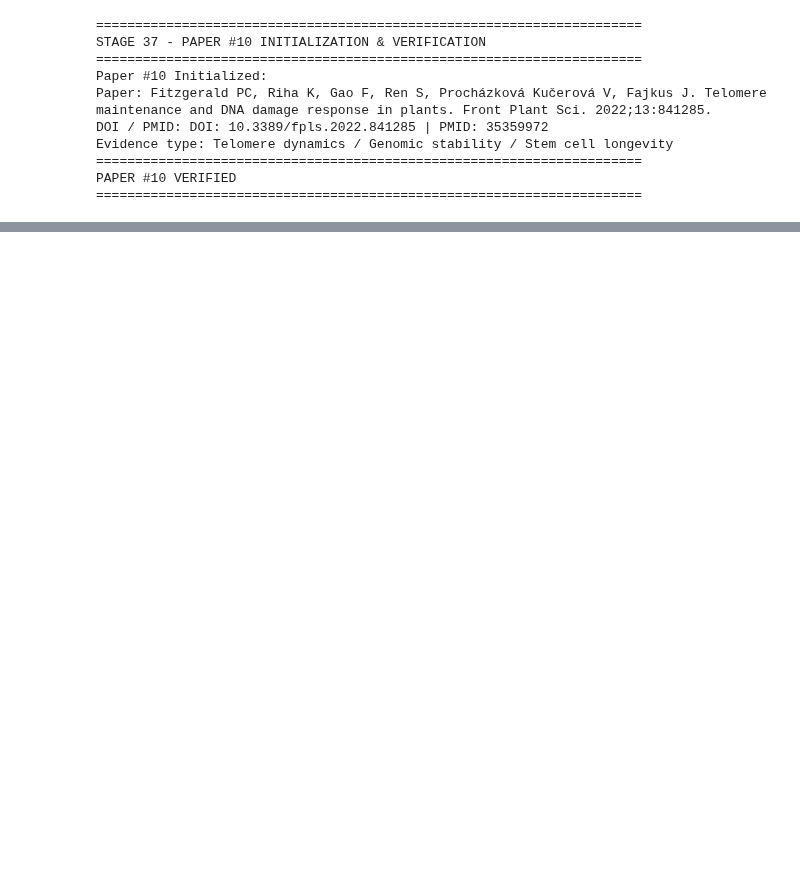
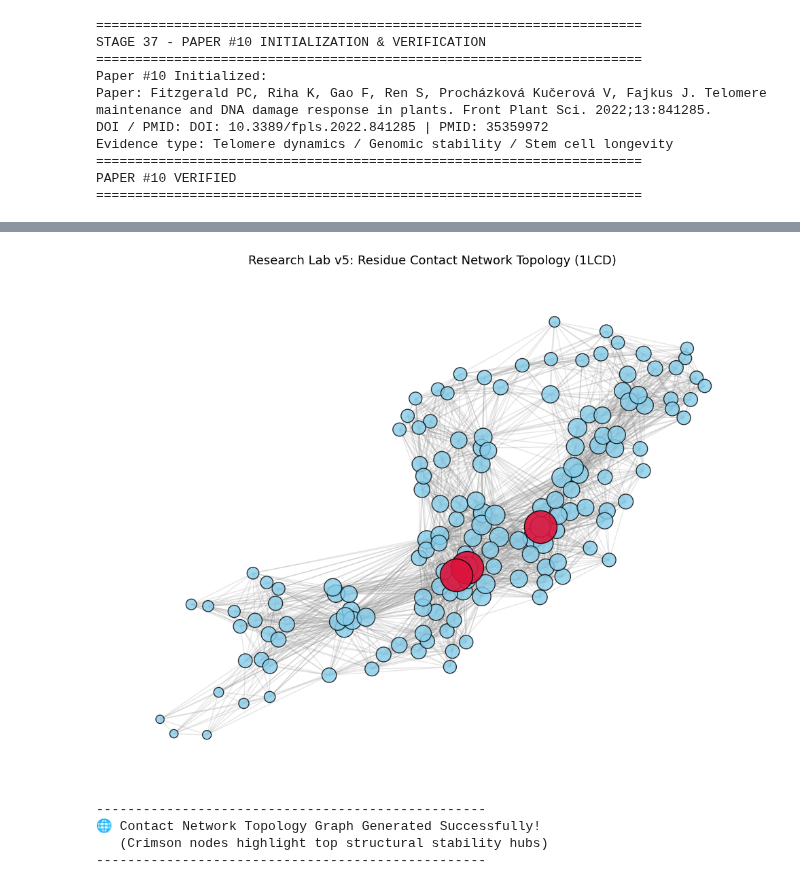
Before and after one commit to riddhikad9b-ux/Plant-Meristem-Longevity-Research-, a Jupyter notebook: Plant_Meristem_Longevity_Research_Lab_v1.ipynb, the cells around one changed output, grey strips where cells are left out. Saved outputs shown, nothing was run; the diff lists cells and outputs as text; code cells hidden in the pictures; blank space fills up the shorter version.

```diff
--- a/Plant_Meristem_Longevity_Research_Lab_v1.ipynb
+++ b/Plant_Meristem_Longevity_Research_Lab_v1.ipynb
@@ -4848,0 +4800,37 @@ RESEARCH LAB v3 FULLY COMPLETED
+# %%
+import matplotlib.pyplot as plt
+import networkx as nx
+
+# Set up the figure for network graph plotting
+plt.figure(figsize=(10, 8))
+
+# Use spring layout to position nodes based on physical connectivity
+pos = nx.spring_layout(G, seed=42)
+
+# Scale node sizes based on their degree centrality (larger nodes = major hubs)
+node_sizes = [v * 1500 for v in degree_centrality.values()]
+
+# Draw the network graph components (fixed edgecolor -> edgecolors)
+nx.draw_networkx_nodes(G, pos, node_size=node_sizes, node_color='skyblue', alpha=0.8, edgecolors='black')
+nx.draw_networkx_edges(G, pos, alpha=0.2, edge_color='gray')
+
+# Highlight top 3 hubs with a distinct color (e.g., crimson)
+top_3_nodes = [node for node, _ in top_hubs[:3]]
+nx.draw_networkx_nodes(G, pos, nodelist=top_3_nodes, node_size=1200, node_color='crimson', alpha=0.9, edgecolors='black')
+
+# Graph layout configurations
+plt.title(f"Research Lab v5: Residue Contact Network Topology ({pdb_id})", fontsize=13, pad=15)
+plt.axis('off')
+plt.tight_layout()
+plt.show()
+
+print("-" * 50)
+print("🌐 Contact Network Topology Graph Generated Successfully!")
+print("   (Crimson nodes highlight top structural stability hubs)")
+print("-" * 50)
+# %% [output]
+[figure, added]
+--------------------------------------------------
+🌐 Contact Network Topology Graph Generated Successfully!
+   (Crimson nodes highlight top structural stability hubs)
+--------------------------------------------------
```
Also changed, not shown: parts of 98 cells of this notebook.
